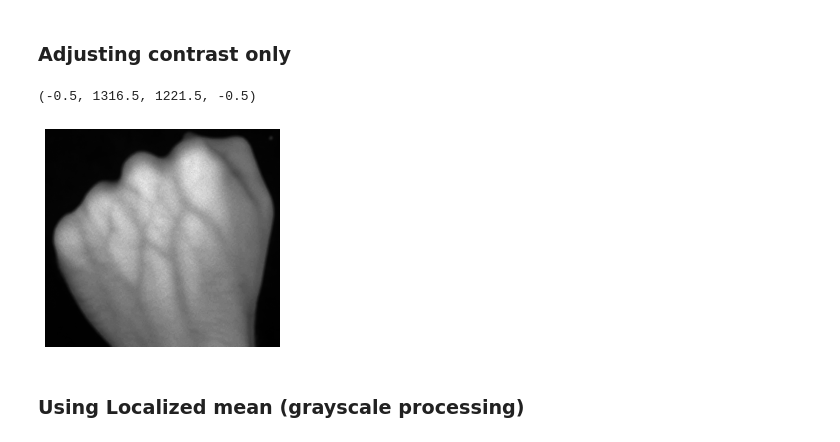
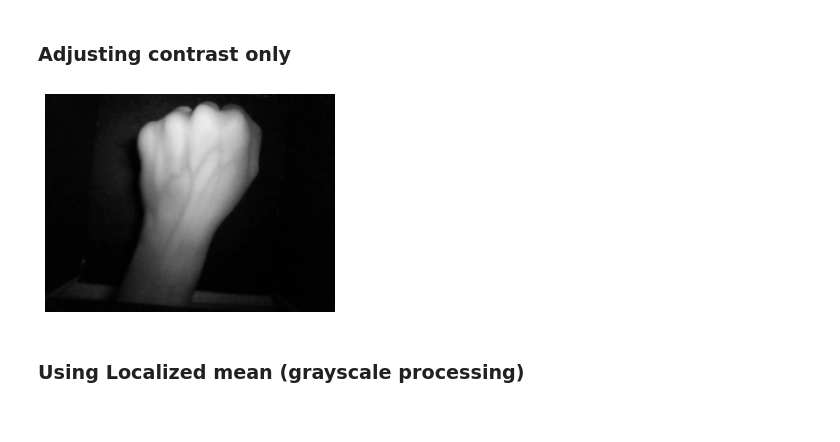
Before and after one commit to Jstambaugh00/BMESeniorDesignTeam7, a Jupyter notebook: UpdatedImageProcessing.ipynb, the cells around one changed output. Saved outputs shown, nothing was run; the diff lists cells and outputs as text; code cells hidden in the pictures.

```diff
--- a/UpdatedImageProcessing.ipynb
+++ b/UpdatedImageProcessing.ipynb
@@ -52,16 +55,16 @@ Using cropped image (sometimes gives better results)
 ### Adjusting contrast only
 # %%
 # Read in image and Choose color channel
-img = plt.imread('Image05_auto_cropped.jpg')
+img = plt.imread('Image21.jpg')
 img=img[:,:,0] # gets color channel
 
 # adjust contrast (these parameters can be palyed with)
-img = skimage.exposure.adjust_gamma(img, gamma=3, gain=1)
+#img = skimage.exposure.adjust_gamma(img, gamma=3, gain=1)
 
 # Chnage to grayscale and show
 gray = color.rgb2gray(img)
 plt.imshow(img,cmap=plt.cm.gray)
 plt.axis('off')
+plt.savefig('Image21_grey.jpg', dpi = 300)
 # %% [output]
-(-0.5, 1316.5, 1221.5, -0.5)
-[figure, old version]
+[figure, new version]
```
Also changed, not shown: parts of 3 cells of this notebook.
